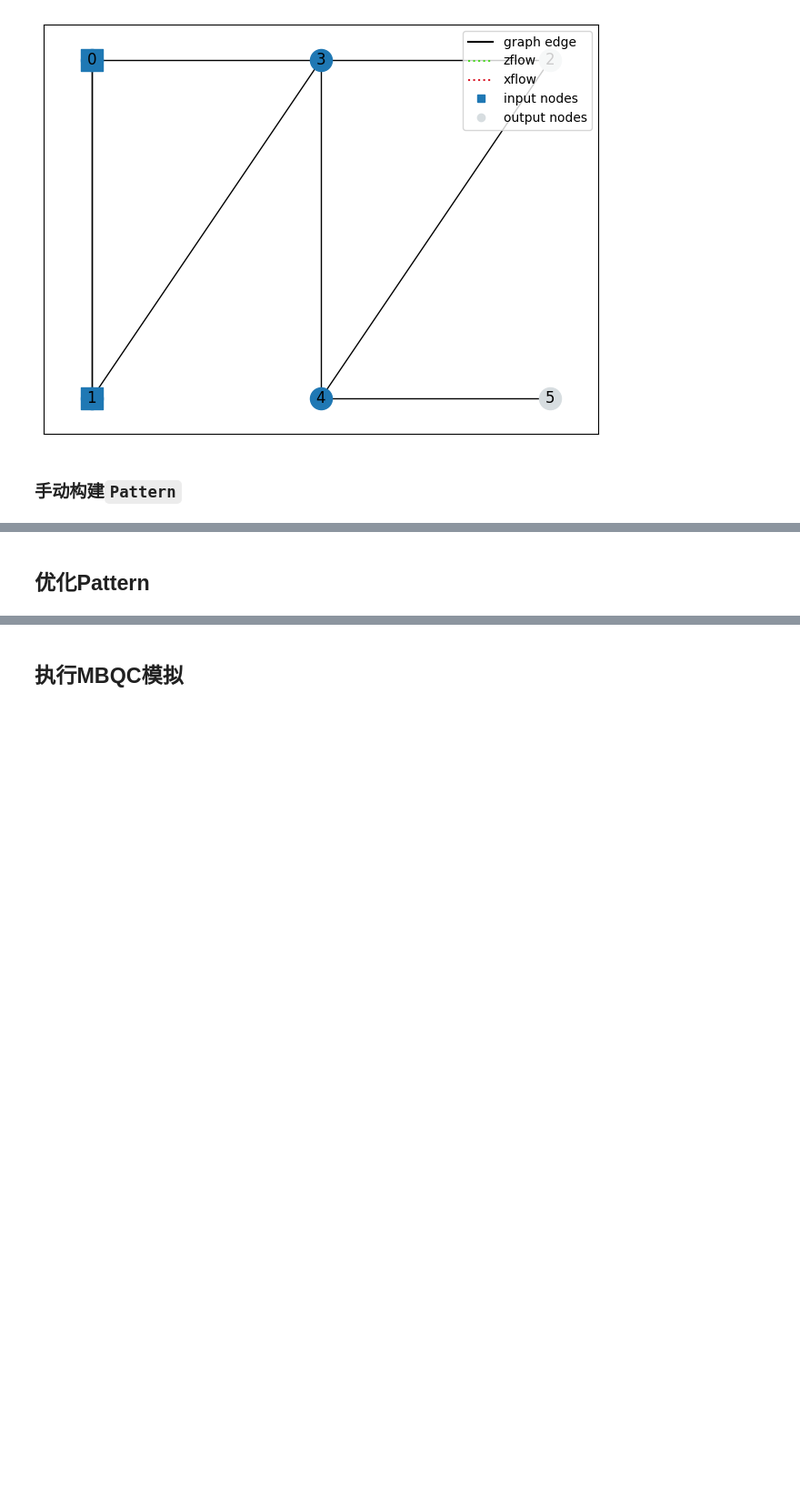
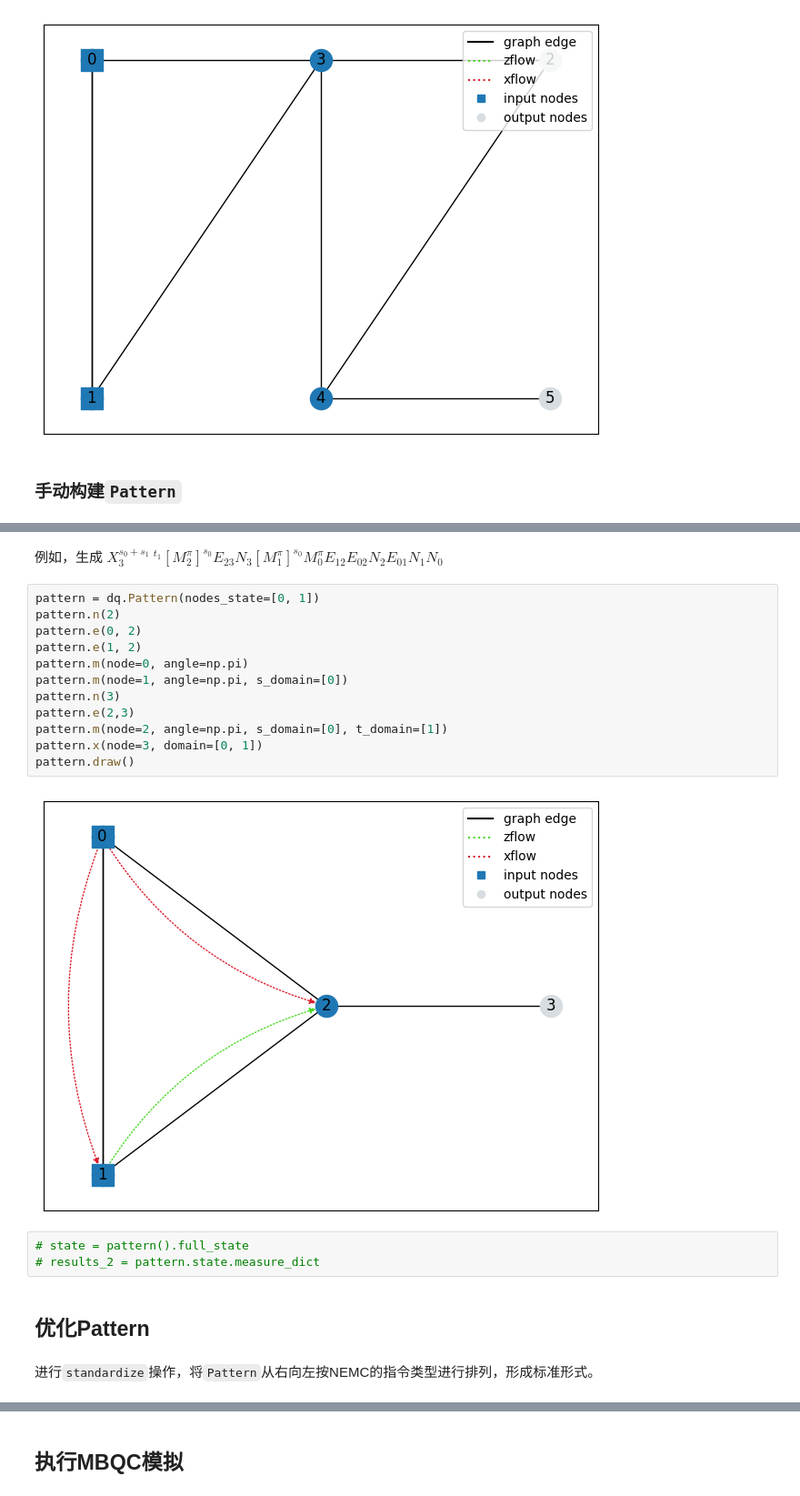
Before and after one commit to TuringQ/deepquantum, a Jupyter notebook: docs/mbqc_basics.ipynb, the cells around one changed output, grey strips where cells are left out. Shown at 91% size. Drawn from its saved outputs; the diff is of its cells as text; blank space fills up the shorter version.

```diff
--- a/docs/mbqc_basics.ipynb
+++ b/docs/mbqc_basics.ipynb
@@ -92,2 +136,23 @@ pattern.draw()
+# %% [markdown]
+例如，生成 $ X_3^{s_0+s_1}\ ^{t_1} [M_2^{\pi}]^{s_0}E_{23}N_3[M_1^{\pi}]^{s_0} M_0^{\pi}E_{12}E_{02}N_2E_{01}N_1N_0$
+# %%
+pattern = dq.Pattern(nodes_state=[0, 1])
+pattern.n(2)
+pattern.e(0, 2)
+pattern.e(1, 2)
+pattern.m(node=0, angle=np.pi)
+pattern.m(node=1, angle=np.pi, s_domain=[0])
+pattern.n(3)
+pattern.e(2,3)
+pattern.m(node=2, angle=np.pi, s_domain=[0], t_domain=[1])
+pattern.x(node=3, domain=[0, 1])
+pattern.draw()
+# %% [output]
+[figure, added]
+# %%
+# state = pattern().full_state
+# results_2 = pattern.state.measure_dict
 # %% [markdown]
 ## 优化Pattern
+# %% [markdown]
+进行``standardize``操作，将``Pattern``从右向左按NEMC的指令类型进行排列，形成标准形式。
```
Also changed, not shown: parts of 13 cells of this notebook.
